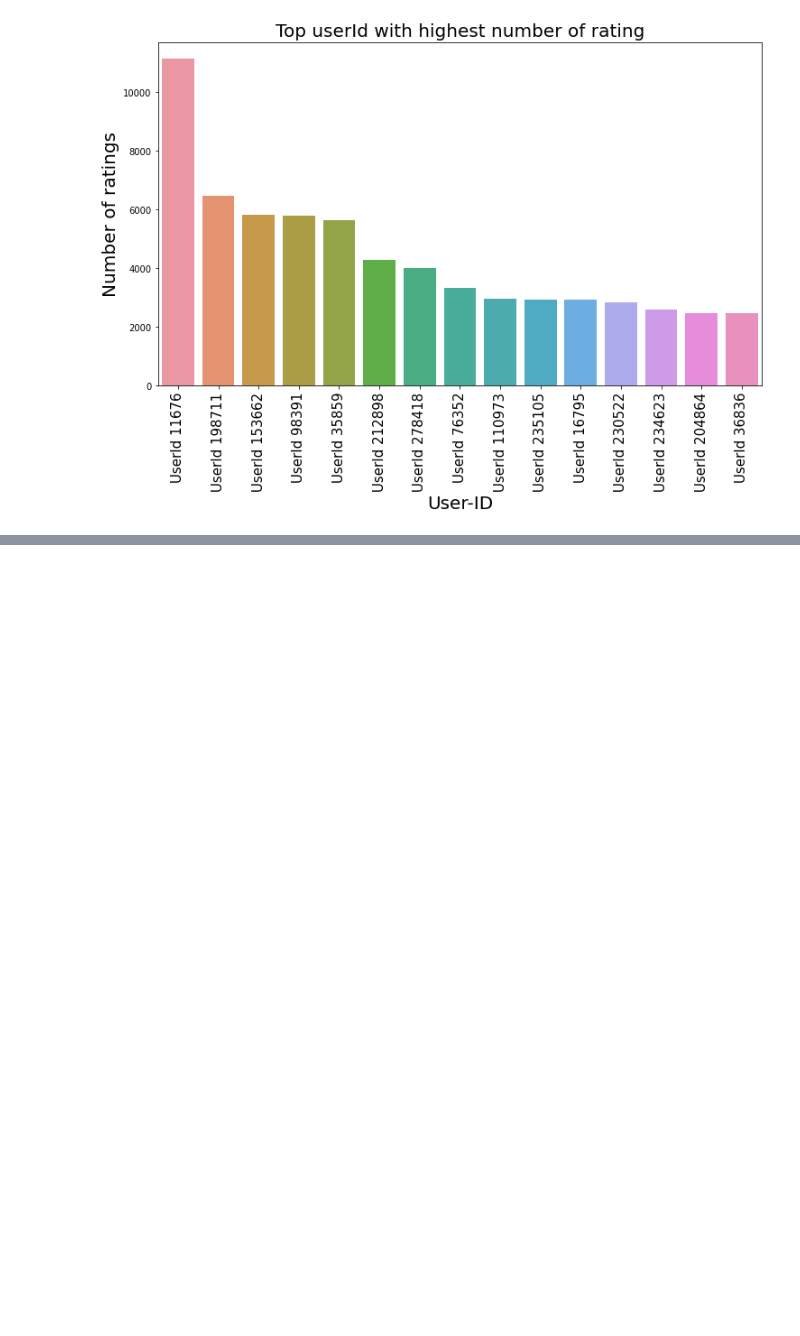
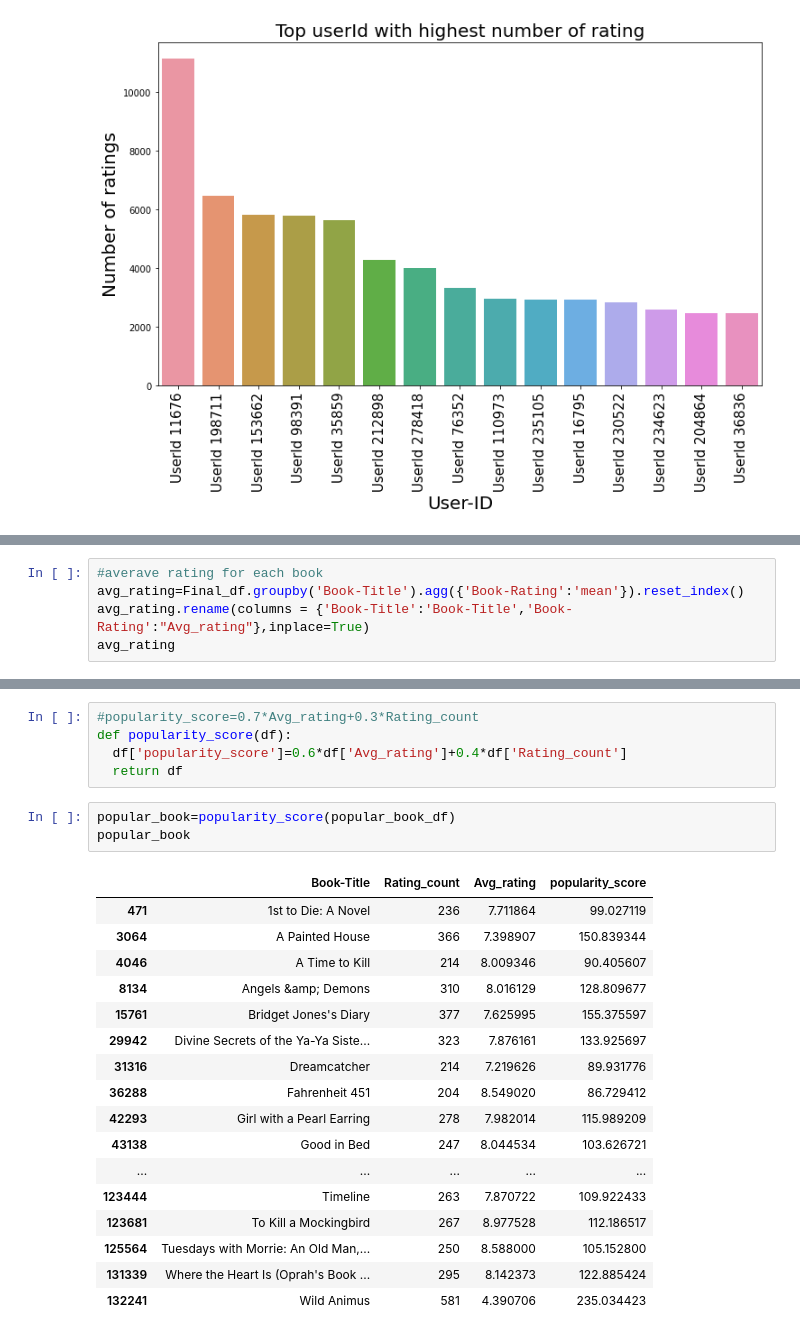
Before and after one commit to subodhsd/Book-Recommendation-System, a Jupyter notebook: Book_recomndation_system_final.ipynb, the cells around one changed output, grey strips where cells are left out. Drawn from its saved outputs; the diff is of its cells as text; blank space fills up the shorter version.

```diff
--- a/Book_recomndation_system_final.ipynb
+++ b/Book_recomndation_system_final.ipynb
@@ -462,0 +589,5 @@ plt.ylabel("Number of ratings",fontsize=20);
+# %%
+#averave rating for each book
+avg_rating=Final_df.groupby('Book-Title').agg({'Book-Rating':'mean'}).reset_index()
+avg_rating.rename(columns = {'Book-Title':'Book-Title','Book-Rating':"Avg_rating"},inplace=True)
+avg_rating
@@ -462,0 +648,26 @@ plt.ylabel("Number of ratings",fontsize=20);
+# %%
+#popularity_score=0.7*Avg_rating+0.3*Rating_count
+def popularity_score(df):
+  df['popularity_score']=0.6*df['Avg_rating']+0.4*df['Rating_count']
+  return df
+# %%
+popular_book=popularity_score(popular_book_df)
+popular_book
+# %% [output]
+|  | Book-Title | Rating_count | Avg_rating | popularity_score |
+| 471 | 1st to Die: A Novel | 236 | 7.711864 | 99.027119 |
+| 3064 | A Painted House | 366 | 7.398907 | 150.839344 |
+| 4046 | A Time to Kill | 214 | 8.009346 | 90.405607 |
+| 8134 | Angels &amp; Demons | 310 | 8.016129 | 128.809677 |
+| 15761 | Bridget Jones's Diary | 377 | 7.625995 | 155.375597 |
+| 29942 | Divine Secrets of the Ya-Ya Siste... | 323 | 7.876161 | 133.925697 |
+| 31316 | Dreamcatcher | 214 | 7.219626 | 89.931776 |
+| 36288 | Fahrenheit 451 | 204 | 8.549020 | 86.729412 |
+| 42293 | Girl with a Pearl Earring | 278 | 7.982014 | 115.989209 |
+| 43138 | Good in Bed | 247 | 8.044534 | 103.626721 |
+| ... | ... | ... | ... | ... |
+| 123444 | Timeline | 263 | 7.870722 | 109.922433 |
+| 123681 | To Kill a Mockingbird | 267 | 8.977528 | 112.186517 |
+| 125564 | Tuesdays with Morrie: An Old Man,... | 250 | 8.588000 | 105.152800 |
+| 131339 | Where the Heart Is (Oprah's Book ... | 295 | 8.142373 | 122.885424 |
+| 132241 | Wild Animus | 581 | 4.390706 | 235.034423 |
```
Also changed, not shown: parts of 27 cells of this notebook.
